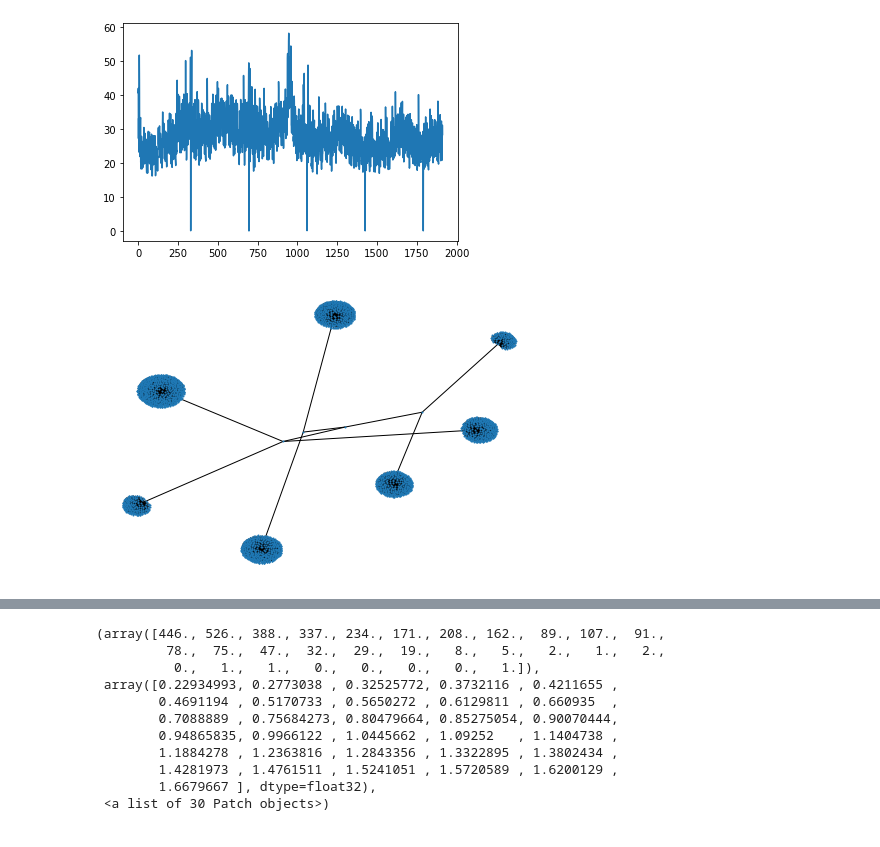
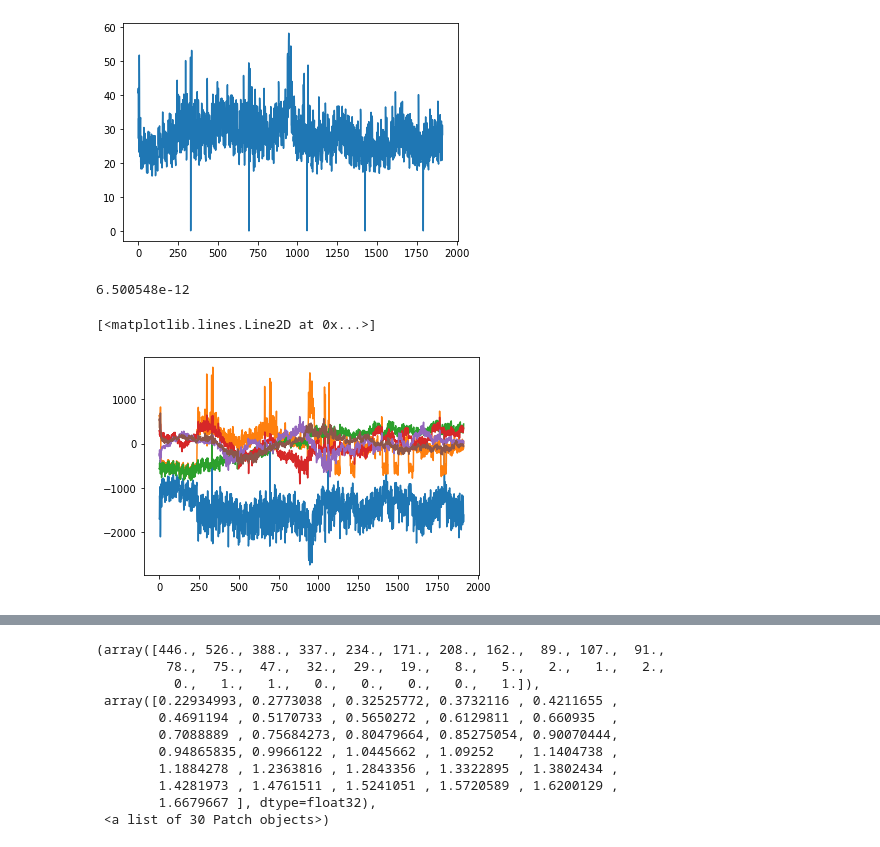
Before and after one commit to googleinterns/hierarchicalforecasting, a Jupyter notebook: notebooks/m5_visualize.ipynb, the cells around one changed output, grey strips where cells are left out. Cells and saved outputs as stored; diff of their text form; code cells hidden in the pictures.

```diff
--- a/notebooks/m5_visualize.ipynb
+++ b/notebooks/m5_visualize.ipynb
@@ -40,8 +41,29 @@ plt.plot(ts_data_norm.std(axis=1))
 # %% [output]
 [<matplotlib.lines.Line2D at 0x...>]
 [figure]
-# %%
-G = nx.from_numpy_matrix(tree.adj_matrix)
-nx.draw(G, with_labels=False, node_size=1)
-# %% [output]
-[figure, removed]
+# %%
+u, s, vh = np.linalg.svd(ts_data_norm.T, full_matrices=False)
+# %%
+'''
+    U S V = M
+    U satisfies the additivity property if rows of M satisfies the additivity property.
+    This is also invariant to rotational transformations.
+'''
+
+leaf_mat = tree.leaf_matrix
+mean_mat = leaf_mat / np.sum(leaf_mat, axis=1, keepdims=True)
+diff = (mean_mat @ u) - u
+np.mean(abs(diff))
+# %% [output]
+6.500548e-12
+# %%
+comps = s.reshape((-1, 1)) * vh
+plt.plot(comps[0, :])
+plt.plot(comps[1, :])
+plt.plot(comps[2, :])
+plt.plot(comps[3, :])
+plt.plot(comps[4, :])
+plt.plot(comps[5, :])
+# %% [output]
+[<matplotlib.lines.Line2D at 0x...>]
+[figure, added]
```
Also changed, not shown: parts of 8 cells of this notebook, 12 other files.
